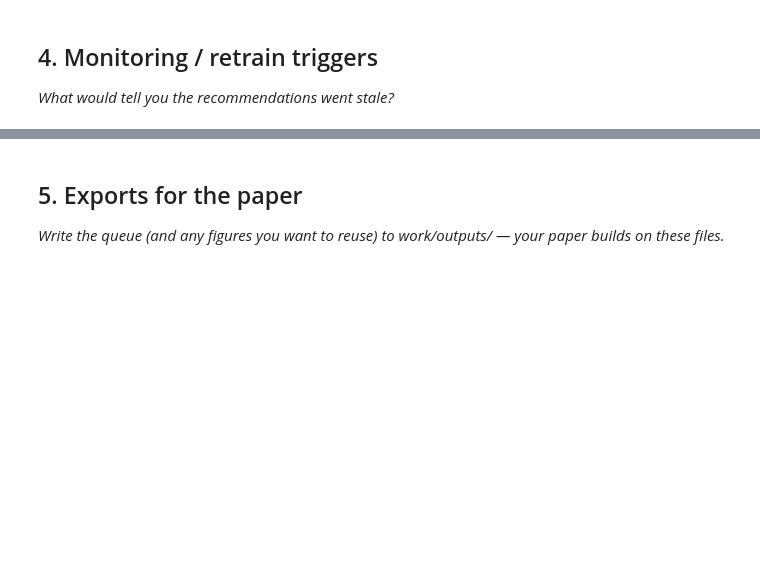
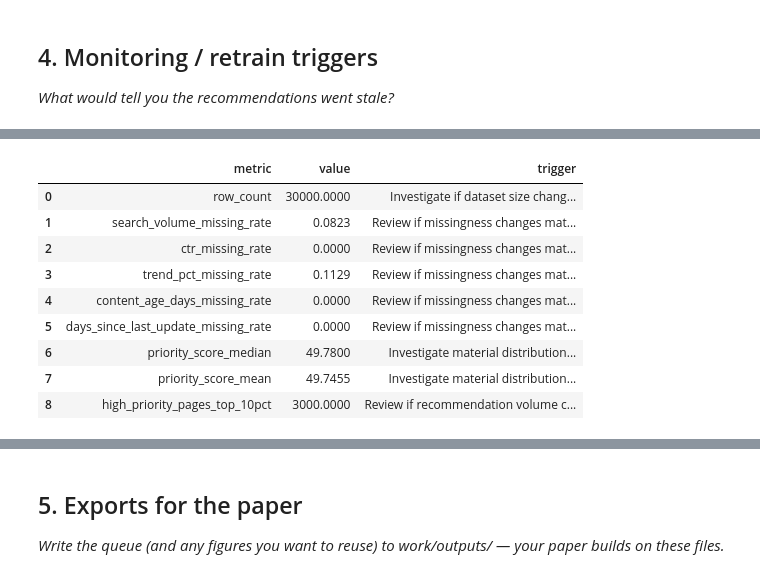
Before and after one commit to riteshy1526/flyrank-internship-ml, a Jupyter notebook: work/notebooks/w07_action_playbook.ipynb, the cells around one changed output, grey strips where cells are left out. Cells and saved outputs as stored; diff of their text form; code cells hidden in the pictures; blank space fills up the shorter version.

```diff
--- a/work/notebooks/w07_action_playbook.ipynb
+++ b/work/notebooks/w07_action_playbook.ipynb
@@ -36,0 +373,81 @@ This skeleton is yours to fill. Work the sections **in order** — each one has
+# %%
+# Section 4: Lightweight monitoring checks
+
+monitoring = []
+
+# Dataset size
+monitoring.append({
+    "metric": "row_count",
+    "value": len(df),
+    "trigger": "Investigate if dataset size changes materially"
+})
+
+# Missingness in important signals
+monitor_cols = [
+    "search_volume",
+    "ctr",
+    "trend_pct",
+    "content_age_days",
+    "days_since_last_update"
+]
+
+for col in monitor_cols:
+    missing_rate = df[col].isna().mean()
+
+    monitoring.append({
+        "metric": f"{col}_missing_rate",
+        "value": round(missing_rate, 4),
+        "trigger": "Review if missingness changes materially"
+    })
+
+# Priority-score distribution
+monitoring.extend([
+    {
+        "metric": "priority_score_median",
+        "value": round(
+            ranked_queue["priority_score"].median(),
+            4
+        ),
+        "trigger": "Investigate material distribution shift"
+    },
+    {
+        "metric": "priority_score_mean",
+        "value": round(
+            ranked_queue["priority_score"].mean(),
+            4
+        ),
+        "trigger": "Investigate material distribution shift"
+    },
+    {
+        "metric": "high_priority_pages_top_10pct",
+        "value": int(
+            max(1, round(len(ranked_queue) * 0.10))
+        ),
+        "trigger": "Review if recommendation volume changes unexpectedly"
+    }
+])
+
+monitoring_df = pd.DataFrame(monitoring)
+
+display(monitoring_df)
+
+print(
+    "\nMonitoring rule: investigate material changes before "
+    "relying on the existing action queue."
+)
+
+print(
+    "Retraining rule: retrain only when representative new data "
+    "or evidence of model degradation justifies it."
+)
+# %% [output]
+|  | metric | value | trigger |
+| 0 | row_count | 30000.0000 | Investigate if dataset size chang... |
+| 1 | search_volume_missing_rate | 0.0823 | Review if missingness changes mat... |
+| 2 | ctr_missing_rate | 0.0000 | Review if missingness changes mat... |
+| 3 | trend_pct_missing_rate | 0.1129 | Review if missingness changes mat... |
+| 4 | content_age_days_missing_rate | 0.0000 | Review if missingness changes mat... |
+| 5 | days_since_last_update_missing_rate | 0.0000 | Review if missingness changes mat... |
+| 6 | priority_score_median | 49.7800 | Investigate material distribution... |
+| 7 | priority_score_mean | 49.7455 | Investigate material distribution... |
+| 8 | high_priority_pages_top_10pct | 3000.0000 | Review if recommendation volume c... |
```
Also changed, not shown: parts of 20 cells of this notebook, 1 other file.
